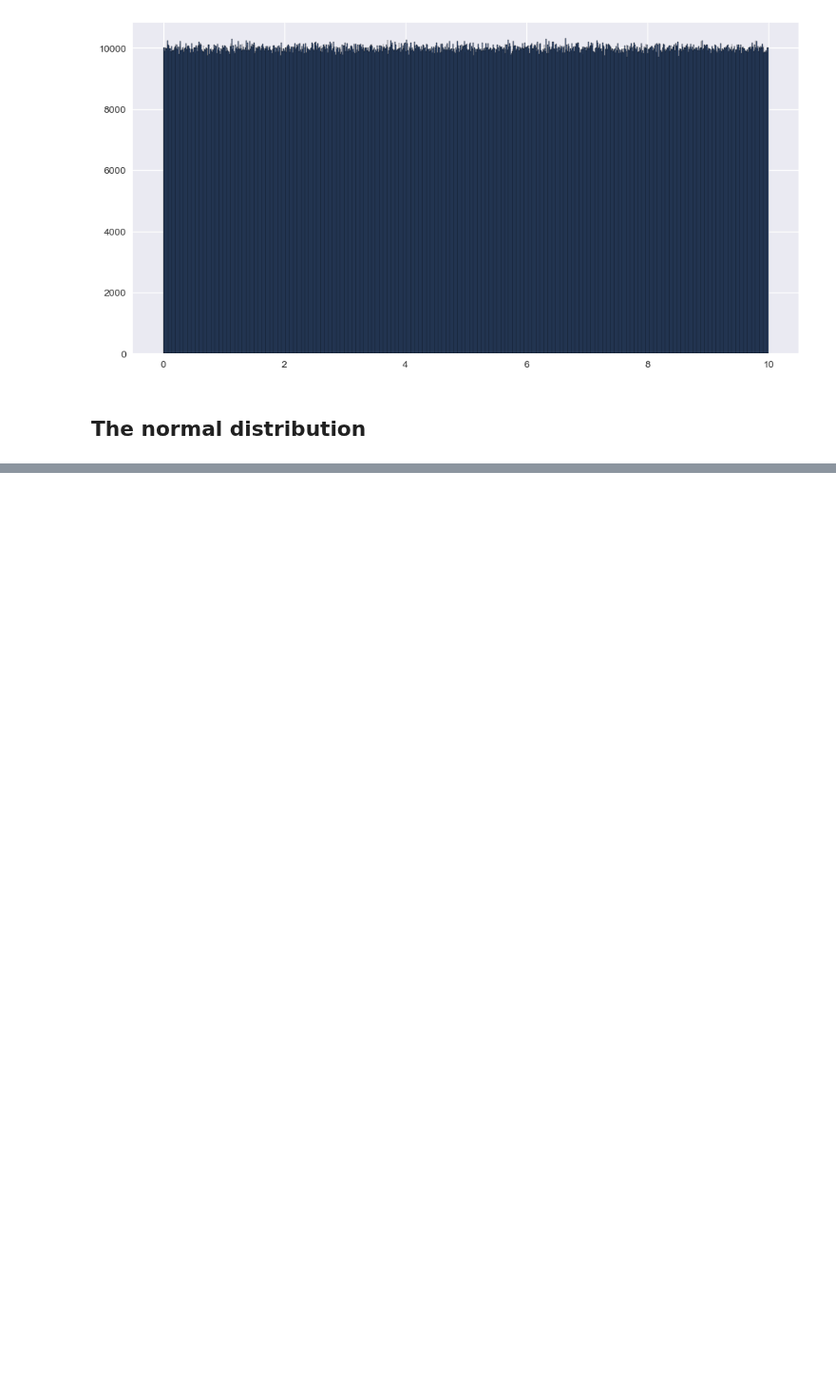
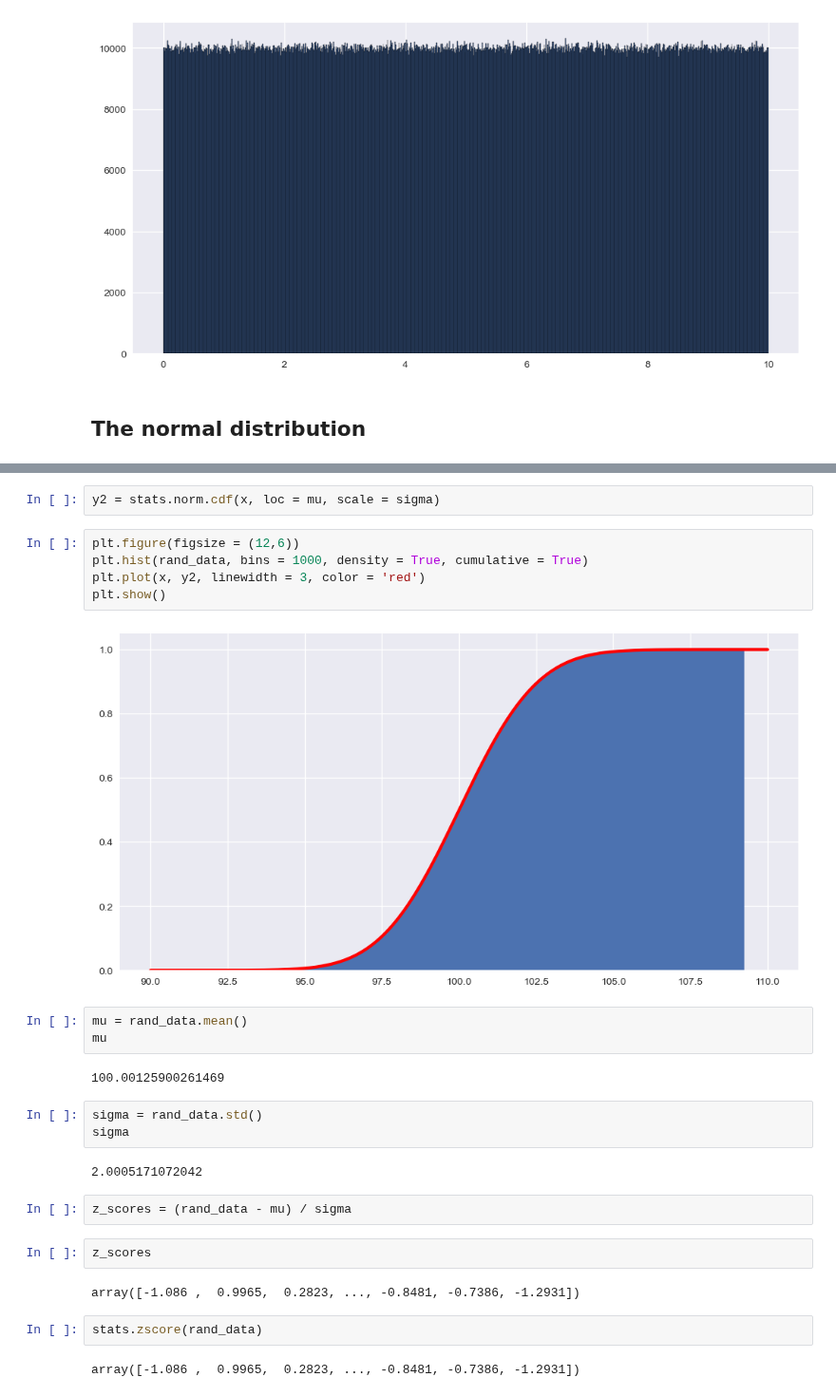
Before and after one commit to alchemistbg/udemy-the-complete-pandas-bootcamp, a Jupyter notebook: Section-32/Statistical_concepts.ipynb, the cells around one changed output, grey strips where cells are left out. Shown at 95% size. Drawn from its saved outputs; the diff is of its cells as text; blank space fills up the shorter version.

```diff
--- a/Section-32/Statistical_concepts.ipynb
+++ b/Section-32/Statistical_concepts.ipynb
@@ -304,0 +377,29 @@ plt.show()
+# %%
+y2 = stats.norm.cdf(x, loc = mu, scale = sigma)
+# %%
+plt.figure(figsize = (12,6))
+plt.hist(rand_data, bins = 1000, density = True, cumulative = True)
+plt.plot(x, y2, linewidth = 3, color = 'red')
+plt.show()
+# %% [output]
+[figure, added]
+# %%
+mu = rand_data.mean()
+mu
+# %% [output]
+100.00125900261469
+# %%
+sigma = rand_data.std()
+sigma
+# %% [output]
+2.0005171072042
+# %%
+z_scores = (rand_data - mu) / sigma
+# %%
+z_scores
+# %% [output]
+array([-1.086 ,  0.9965,  0.2823, ..., -0.8481, -0.7386, -1.2931])
+# %%
+stats.zscore(rand_data)
+# %% [output]
+array([-1.086 ,  0.9965,  0.2823, ..., -0.8481, -0.7386, -1.2931])
```
Also changed, not shown: parts of 18 cells of this notebook.
